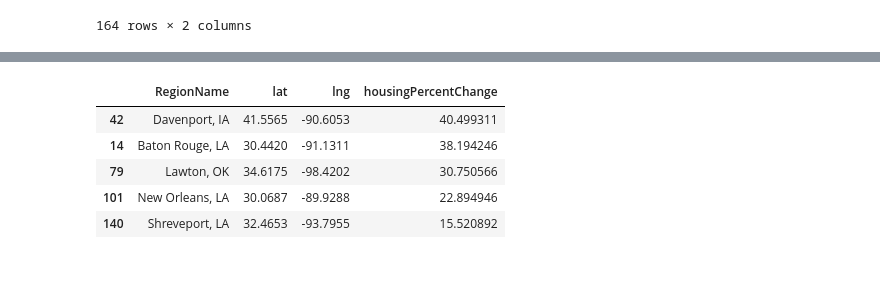
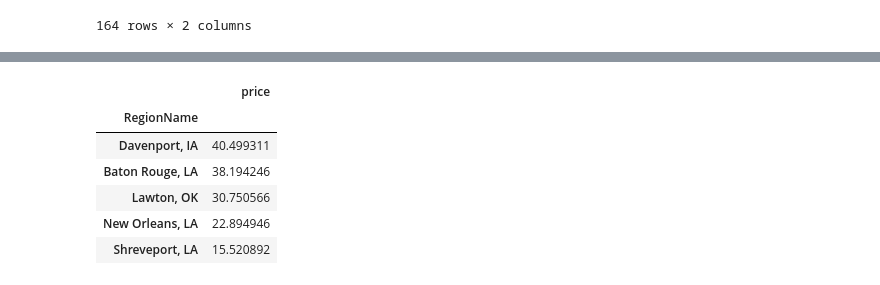
Before and after one commit to elgnol/RealEstate_Project_3, a Jupyter notebook: Analysis/Data_analysis_tatyana.ipynb, the cells around one changed output, grey strips where cells are left out. Saved outputs shown, nothing was run; the diff lists cells and outputs as text; code cells hidden in the pictures.

```diff
--- a/Analysis/Data_analysis_tatyana.ipynb
+++ b/Analysis/Data_analysis_tatyana.ipynb
@@ -456,11 +480,14 @@ rental_top_5
 # %%
 # show bottom 5 home price changes
-home_bottom_5 = home_top_5 = home_percents.sort_values(by = 'housingPercentChange', ascending = False).tail()
+home_bottom_5 = home_percents.sort_values(by = 'price', ascending = False).tail()
+home_bottom_5 = home_bottom_5[["RegionName", "price"]]
+home_bottom_5 = home_bottom_5.set_index("RegionName", drop=True)
 home_bottom_5
 # %% [output]
-|  | RegionName | lat | lng | housingPercentChange |
-| 42 | Davenport, IA | 41.5565 | -90.6053 | 40.499311 |
-| 14 | Baton Rouge, LA | 30.4420 | -91.1311 | 38.194246 |
-| 79 | Lawton, OK | 34.6175 | -98.4202 | 30.750566 |
-| 101 | New Orleans, LA | 30.0687 | -89.9288 | 22.894946 |
-| 140 | Shreveport, LA | 32.4653 | -93.7955 | 15.520892 |
+|  | price |
+| RegionName |  |
+| Davenport, IA | 40.499311 |
+| Baton Rouge, LA | 38.194246 |
+| Lawton, OK | 30.750566 |
+| New Orleans, LA | 22.894946 |
+| Shreveport, LA | 15.520892 |
```
Also changed, not shown: parts of 9 cells of this notebook, 7 other files.
